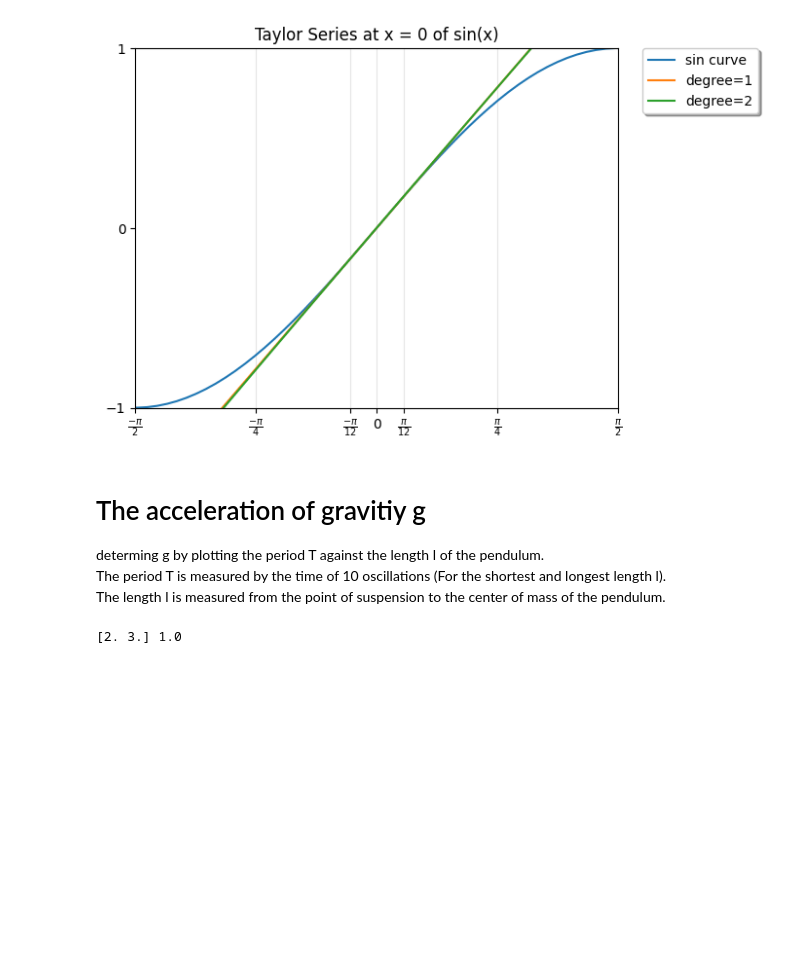
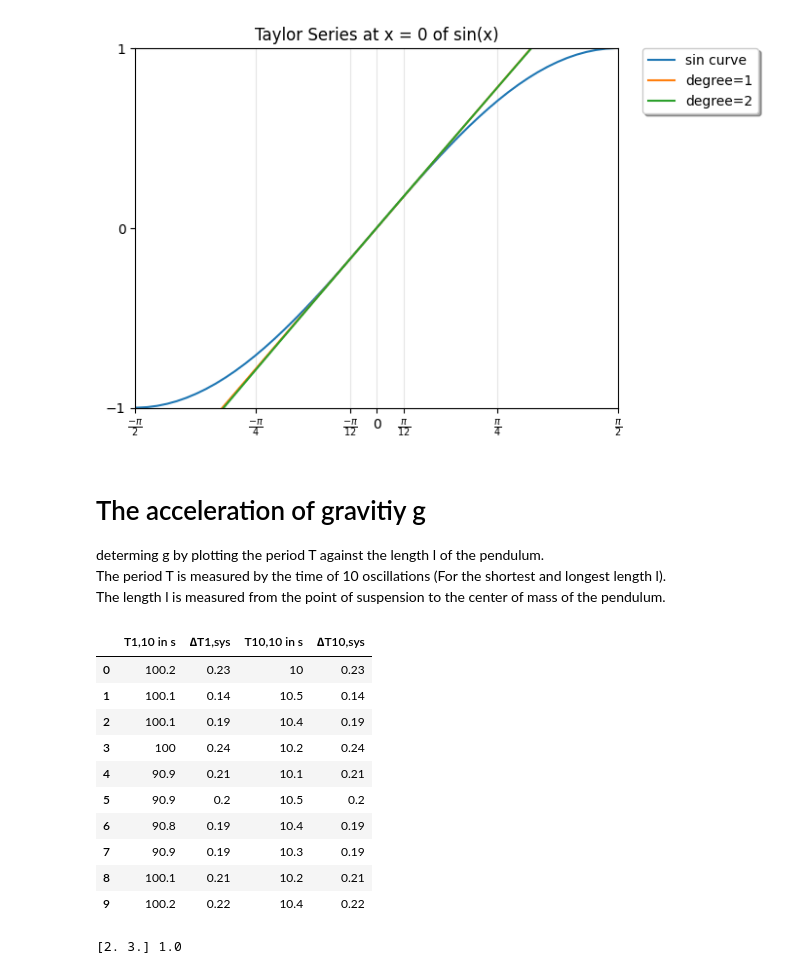
Before and after one commit to huyenanh-nguyen/MB14_Classical_mechanics, a Jupyter notebook: Pendulum/F3_PEndulum.ipynb, the cells around one changed output. Drawn from its saved outputs; the diff is of its cells as text; code cells hidden in the pictures; blank space fills up the shorter version.

```diff
--- a/Pendulum/F3_PEndulum.ipynb
+++ b/Pendulum/F3_PEndulum.ipynb
@@ -51,7 +51,27 @@ The period T is measured by the time of 10 oscillations (For the shortest and lo
 The length l is measured from the point of suspension to the center of mass of the pendulum. <br>
 # %%
 pendulum_file = Path("F3_Fadenpendel.xlsx")
-pendulum_file_df = pd.read_excel(pendulum_file, sheet_name = "Raw Data", skiprows=20,)
+pendulum_file_df = pd.read_excel(pendulum_file, sheet_name = "Versuchsteil 3", skiprows=1)
+# %%
+# Measuring 10 Periods 10 times
+
+ten_ten_df = pendulum_file_df.iloc[0:11].dropna(axis='columns') # deleting all the empty columns
+
+ten_ten_df.columns = ten_ten_df.iloc[0] # The headers are not the Columnheader -> set the first row as header
+ten_ten_df = ten_ten_df.drop(0, axis = 0)   # deleting the first row, because this is now the header and it is unneccessary now
+ten_ten_df.reset_index().drop('index', axis=1)    # because the first row is missing, the index 0 is also gone -> reset Index and drop the index Column
+# %% [output]
+|  | T1,10 in s | ∆T1,sys | T10,10 in s | ∆T10,sys |
+| 0 | 100.2 | 0.23 | 10 | 0.23 |
+| 1 | 100.1 | 0.14 | 10.5 | 0.14 |
+| 2 | 100.1 | 0.19 | 10.4 | 0.19 |
+| 3 | 100 | 0.24 | 10.2 | 0.24 |
+| 4 | 90.9 | 0.21 | 10.1 | 0.21 |
+| 5 | 90.9 | 0.2 | 10.5 | 0.2 |
+| 6 | 90.8 | 0.19 | 10.4 | 0.19 |
+| 7 | 90.9 | 0.19 | 10.3 | 0.19 |
+| 8 | 100.1 | 0.21 | 10.2 | 0.21 |
+| 9 | 100.2 | 0.22 | 10.4 | 0.22 |
 # %%
 # example points for slope
 
```
Also changed, not shown: 2 other files.
